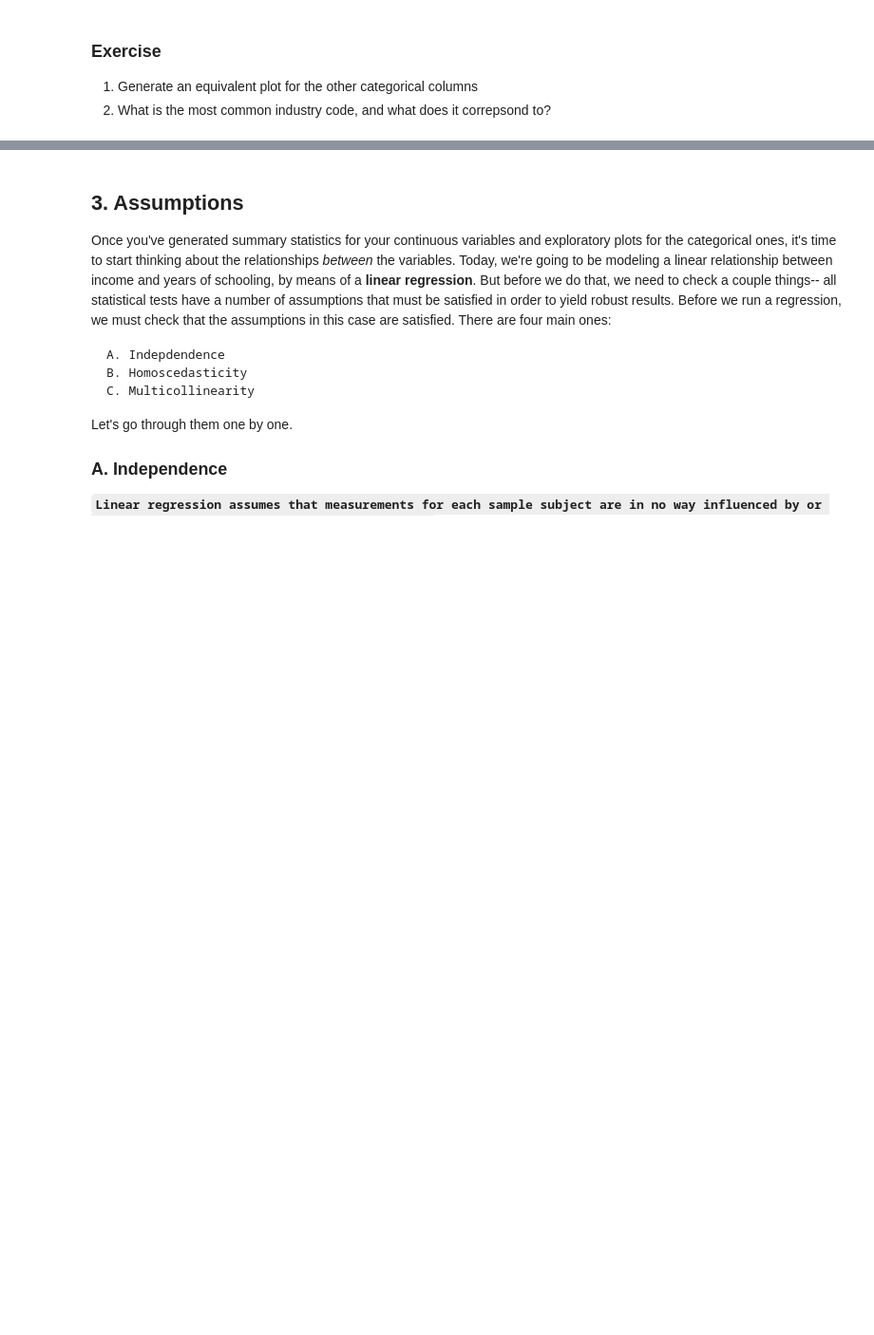
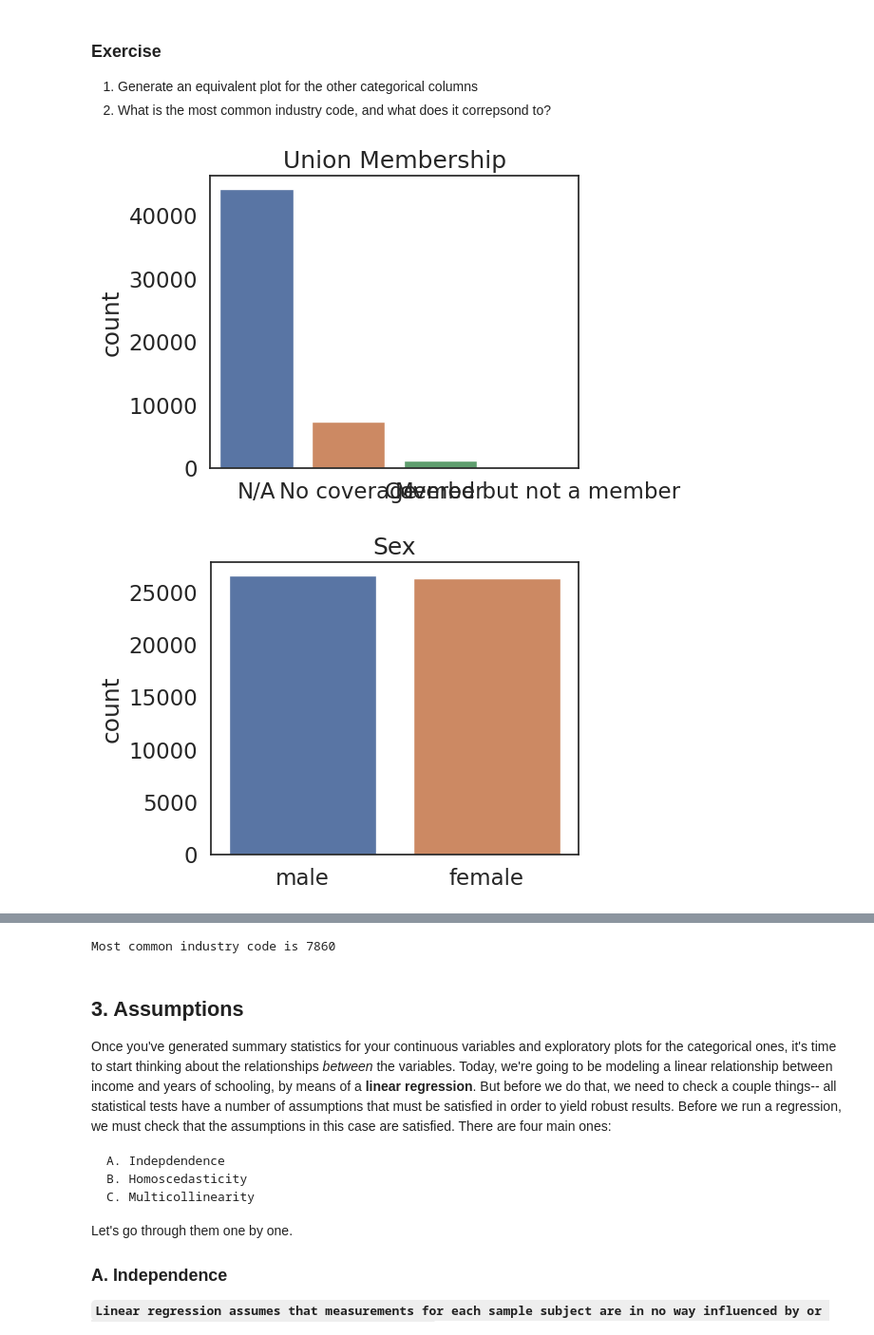
Before and after one commit to muffoonfu/QM2, a Jupyter notebook: Copy_of_W8_Regression.ipynb, the cells around one changed output, grey strips where cells are left out. Shown: that part at 95% size. Cells and saved outputs as stored; diff of their text form; code cells hidden in the pictures; blank space fills up the shorter version.

```diff
--- a/Copy_of_W8_Regression.ipynb
+++ b/Copy_of_W8_Regression.ipynb
@@ -172,3 +172,53 @@ plt.show() # show the plot
 
 1. Generate an equivalent plot for the other categorical columns
 2. What is the most common industry code, and what does it correpsond to?
+# %%
+# Generate plot for union membership
+sns.countplot(data=reg_df, x='union') # plot the union variable
+
+plt.title('Union Membership') # add a title
+plt.xlabel('') # remove the x axis label
+plt.xticks(ticks=[0,1,2,3],labels=['N/A', 'No coverage','Member','Covered but not a member']) # replace the x axis labels with more descriptive labels
+plt.show() # show the plot
+
+# Plot for gender
+sns.countplot(data=reg_df, x='sex') # plot the union variable
+
+plt.title('Sex')
+plt.xlabel('')
+plt.xticks(ticks=[0,1],labels=['male','female'])
+plt.show()
+
+# Plot for age
+sns.countplot(data=reg_df, x='age')
+
+plt.title('Age distribution')
+plt.xlabel('Age')
+plt.xticks(fontsize = 6)
+plt.show()
+
+# Plot for schooling
+sns.countplot(data=reg_df, x='sch')
+
+plt.title('Schooling')
+plt.xlabel('')
+plt.xticks(ticks=[0,1,2,3,4,5],labels=['None','Grade 1-12','University','Associate degree','BA','Advanced Degree'], fontsize = 6)
+plt.show()
+
+# Plot for industry code
+sns.countplot(data=reg_df, x='ind') # plot the union variable
+
+plt.title('Industry code')
+plt.xticks(fontsize = 6)
+plt.xlabel('Industry code')
+plt.show()
+
+# Plot for state
+sns.countplot(data=reg_df, x='state') # plot the union variable
+
+plt.title('State')
+plt.xlabel('State')
+plt.show()
+# %% [output]
+[figure, added]
+[figure, added]
@@ -175,3 +229,8 @@ plt.show() # show the plot
+# %%
+# Finding most common industry code
+print('Most common industry code is',reg_df['ind'].mode()[0])
+# %% [output]
+Most common industry code is 7860
 # %% [markdown]
 ## 3. Assumptions
 
```
Also changed, not shown: parts of 4 cells of this notebook.
